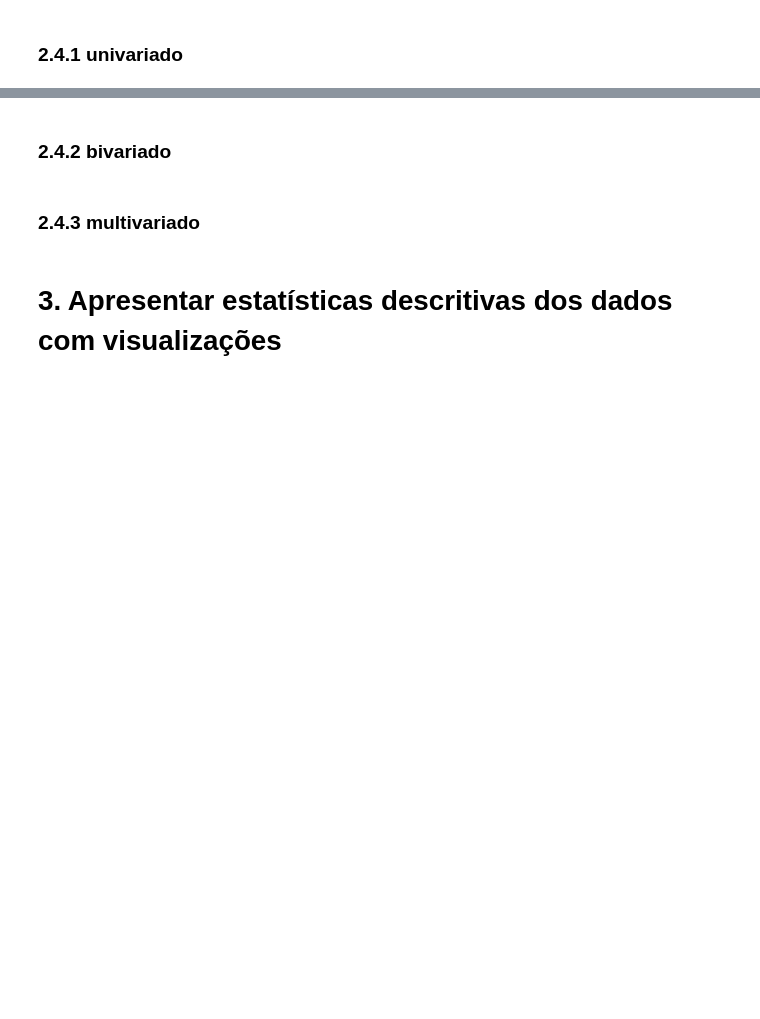
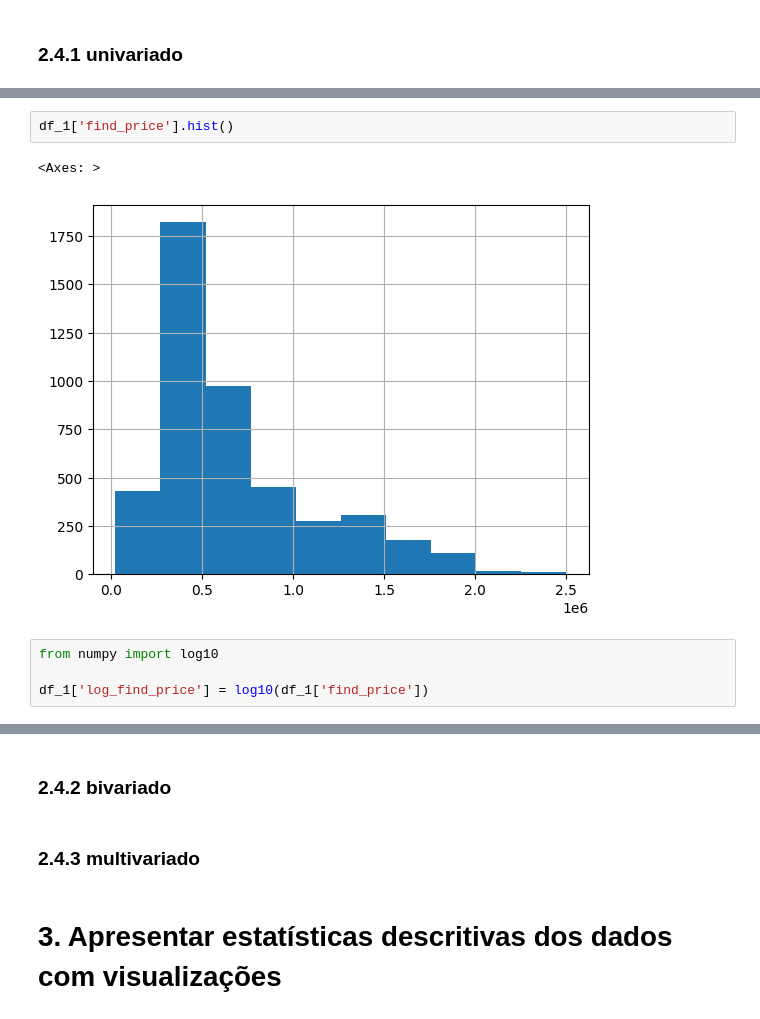
Before and after one commit to DaviMPaiva/scraping, a Jupyter notebook: notebook_analysis/data_analysis.ipynb, the cells around one changed output, grey strips where cells are left out. Drawn from its saved outputs; the diff is of its cells as text; blank space fills up the shorter version.

```diff
--- a/notebook_analysis/data_analysis.ipynb
+++ b/notebook_analysis/data_analysis.ipynb
@@ -293,0 +325,9 @@ df_0.describe()
+# %%
+df_1['find_price'].hist()
+# %% [output]
+<Axes: >
+[figure, added]
+# %%
+from numpy import log10
+
+df_1['log_find_price'] = log10(df_1['find_price'])
```
Also changed, not shown: parts of 14 cells of this notebook.
